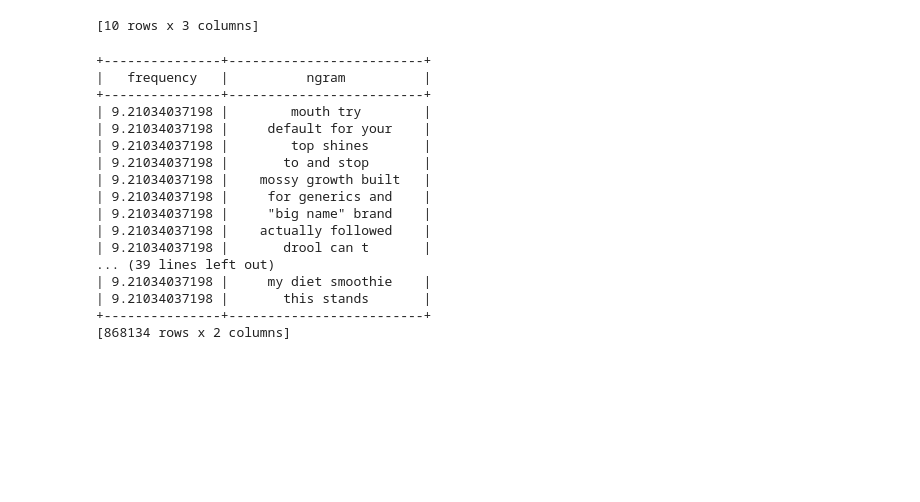
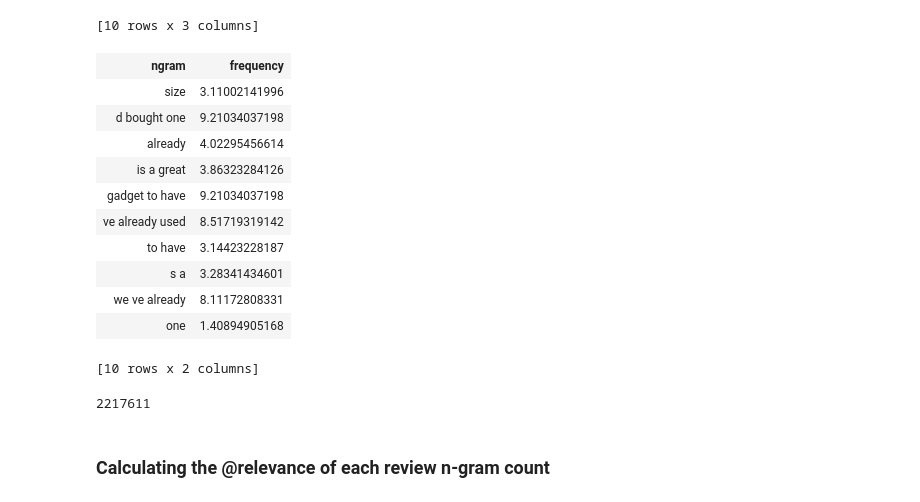
Before and after one commit to diegomrodz/natmed.project, a Jupyter notebook: Notebooks/Linear Regression Sentiment Classifier for Product Description from Amazon Reviews.ipynb, the cells around one changed output. Saved outputs shown, nothing was run; the diff lists cells and outputs as text; code cells hidden in the pictures; blank space fills up the shorter version.

```diff
--- a/Notebooks/Linear Regression Sentiment Classifier for Product Description from Amazon Reviews.ipynb
+++ b/Notebooks/Linear Regression Sentiment Classifier for Product Description from Amazon Reviews.ipynb
@@ -7,5 +7,5 @@ import graphlab
 graphlab.canvas.set_target('ipynb')
 # %%
 # loads the dataset into a SFrame for futher analysis
-reviews_data = graphlab.SFrame.read_json('Dumps/ratings_dump.json')
+reviews_data = graphlab.SFrame.read_json('../Dumps/ratings_dump.json')
 # %% [output]
@@ -400,4 +402,4 @@ reviews_data[['reviewText', 'review_word_count', 'tf_idf']].head()
 | This pocket magnifier is nice and... | {'and': 2L, 'storing': 1L, 'slide... | {'and': 0.48541741361809954, ... |
 [10 rows x 3 columns]
 # %%
-ngram_frequency_table = reviews_data[['tf_idf']].stack('tf_idf', new_column_name=['ngram', 'frequency'])
+ngram_table = reviews_data[['tf_idf']].stack('tf_idf', new_column_name=['ngram', 'frequency'])
@@ -406,20 +406,21 @@ ngram_frequency_table = ngram_frequency_table.sort('frequency', ascending=False)
-# %%
-ngram_frequency_table.print_rows(num_rows=50)
-# %% [output]
-+---------------+-------------------------+
-|   frequency   |          ngram          |
-+---------------+-------------------------+
-| 9.21034037198 |        mouth try        |
-| 9.21034037198 |     default for your    |
-| 9.21034037198 |        top shines       |
-| 9.21034037198 |       to and stop       |
-| 9.21034037198 |    mossy growth built   |
-| 9.21034037198 |     for generics and    |
-| 9.21034037198 |     "big name" brand    |
-| 9.21034037198 |    actually followed    |
-| 9.21034037198 |       drool can t       |
-... (39 lines left out)
-| 9.21034037198 |     my diet smoothie    |
-| 9.21034037198 |       this stands       |
-+---------------+-------------------------+
-[868134 rows x 2 columns]
+# %%
+ngram_table.head()
+# %% [output]
+| ngram | frequency |
+| size | 3.11002141996 |
+| d bought one | 9.21034037198 |
+| already | 4.02295456614 |
+| is a great | 3.86323284126 |
+| gadget to have | 9.21034037198 |
+| ve already used | 8.51719319142 |
+| to have | 3.14423228187 |
+| s a | 3.28341434601 |
+| we ve already | 8.11172808331 |
+| one | 1.40894905168 |
+[10 rows x 2 columns]
+# %%
+len(ngram_table)
+# %% [output]
+2217611
+# %% [markdown]
+### Calculating the @relevance of each review n-gram count
```
Also changed, not shown: parts of 3 cells of this notebook, 5 other files.
